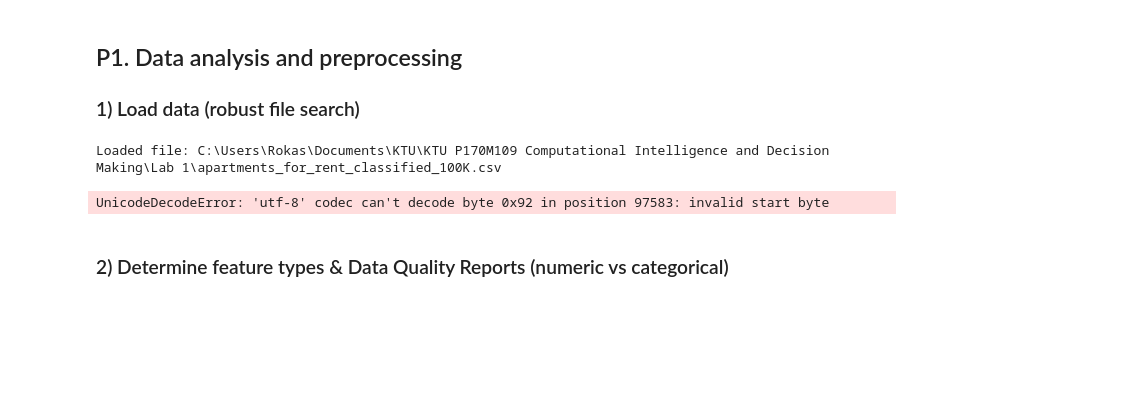
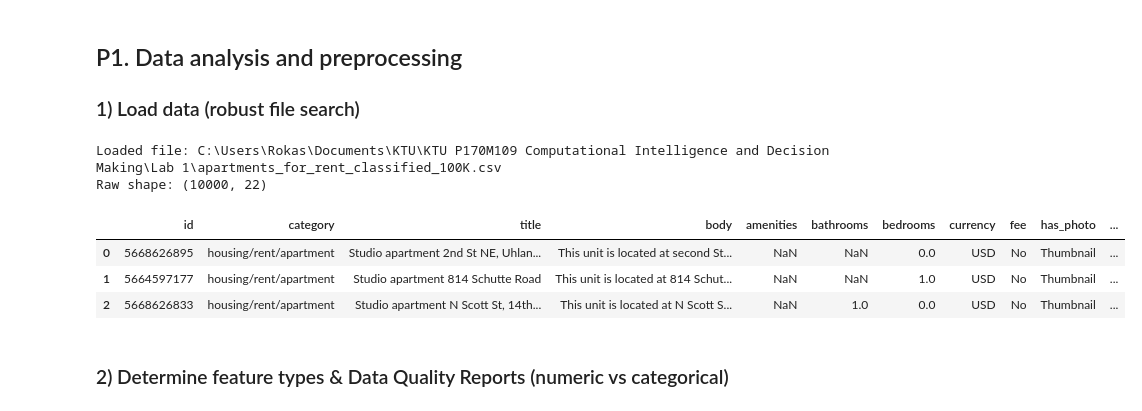
Before and after one commit to RokasMarcinkevicius/P170M109-Computational-Intelligence-and-Decision-Making, a Jupyter notebook: Lab 1/attempt4.ipynb, the cells around one changed output. Cells and saved outputs as stored; diff of their text form; code cells hidden in the pictures; blank space fills up the shorter version.

```diff
--- a/Lab 1/attempt4.ipynb
+++ b/Lab 1/attempt4.ipynb
@@ -34,44 +35,52 @@ def find_file_upwards(filename: str, start: Path | None = None) -> Path:
         if candidate.is_file():
             return candidate
     raise FileNotFoundError(
         f"Could not find '{filename}' starting from {start}.\n"
         f"Current working directory: {Path.cwd()}\n"
         "Make sure the filename is correct and the file exists."
     )
 
 # Common dataset names (100K preferred, then 10K)
 CANDIDATES = [
     "apartments_for_rent_classified_100K.csv",
     "apartments_for_rent_classified_10K.csv",
 ]
 
 data_path = None
 for name in CANDIDATES:
     try:
         data_path = find_file_upwards(name)
         print("Loaded file:", data_path)
         break
     except FileNotFoundError:
         pass
 
+# New (more robust and readable):
+candidates = [
+    "apartments_for_rent_classified_10K.csv",
+    "/mnt/data/apartments_for_rent_classified_10K.csv",
+    "apartments_for_rent_classified_100K.csv",
+    "/mnt/data/apartments_for_rent_classified_100K.csv",
+]
+data_path = next((str(p) for p in map(Path, candidates) if p.exists()), None)
 if data_path is None:
-    # Fallback: explicit class paths
-    for p in [Path("/mnt/data/apartments_for_rent_classified_100K.csv"),
-              Path("/mnt/data/apartments_for_rent_classified_10K.csv")]:
-        if p.exists():
-            data_path = p
-            print("Loaded file:", data_path)
-            break
+    raise FileNotFoundError("Could not find any of the expected CSV files. Checked: " + ", ".join(candidates))
 
-if data_path is None:
-    raise FileNotFoundError("Dataset not found. Put the CSV near this notebook or in /mnt/data/.")
+# Try UTF-8 first, then fall back to Windows-1252. Files are semicolon-delimited per dataset samples.
+try:
+    df_raw = pd.read_csv(data_path, sep=";", encoding="utf-8")
+except UnicodeDecodeError:
+    df_raw = pd.read_csv(data_path, sep=";", encoding="cp1252")
 
-df_raw = pd.read_csv(data_path)
 print("Raw shape:", df_raw.shape)
 df_raw.head(3)
 # %% [output]
 Loaded file: C:\Users\Rokas\Documents\KTU\KTU P170M109 Computational Intelligence and Decision Making\Lab 1\apartments_for_rent_classified_100K.csv
+Raw shape: (10000, 22)
-UnicodeDecodeError: 'utf-8' codec can't decode byte 0x92 in position 97583: invalid start byte
+|  | id | category | title | body | amenities | bathrooms | bedrooms | currency | fee | has_photo | ... |
+| 0 | 5668626895 | housing/rent/apartment | Studio apartment 2nd St NE, Uhlan... | This unit is located at second St... | NaN | NaN | 0.0 | USD | No | Thumbnail | ... |
+| 1 | 5664597177 | housing/rent/apartment | Studio apartment 814 Schutte Road | This unit is located at 814 Schut... | NaN | NaN | 1.0 | USD | No | Thumbnail | ... |
+| 2 | 5668626833 | housing/rent/apartment | Studio apartment N Scott St, 14th... | This unit is located at N Scott S... | NaN | 1.0 | 0.0 | USD | No | Thumbnail | ... |
 # %% [markdown]
 ### 2) Determine feature types & Data Quality Reports (numeric vs categorical)
 # %%
```
Also changed, not shown: parts of 12 cells of this notebook.
